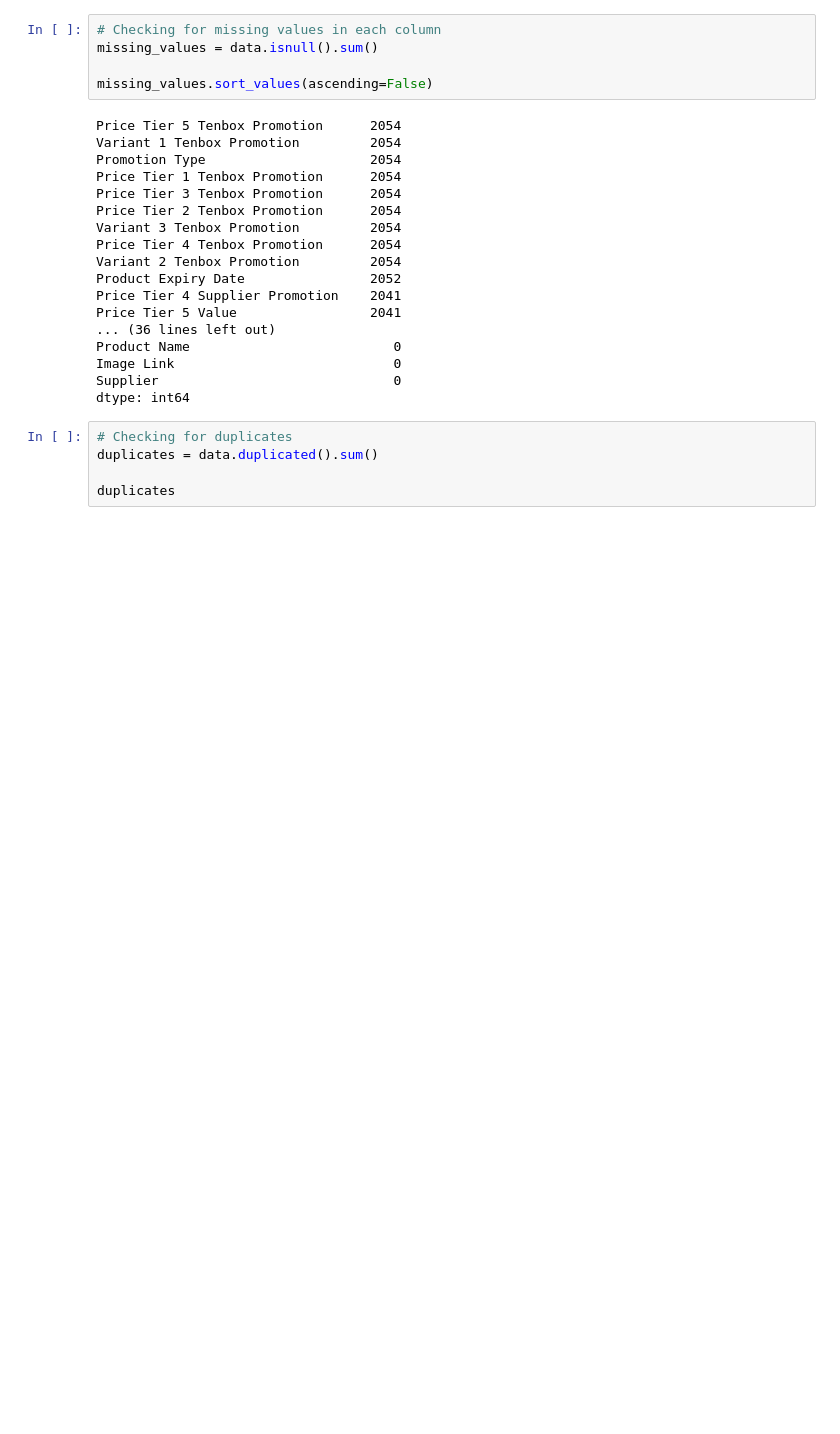
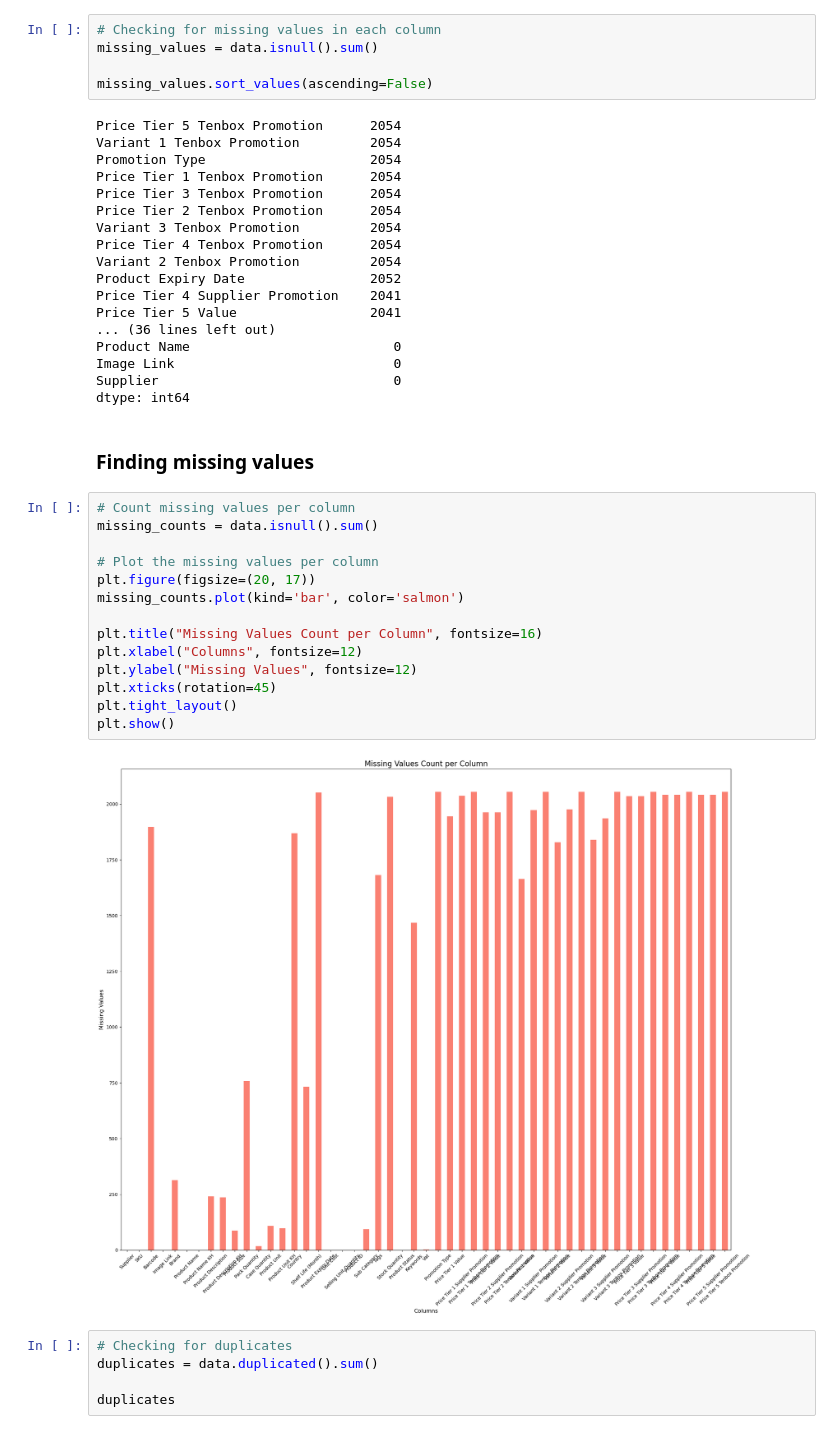
Before and after one commit to SovansunchhayKhoun/Product_Image_Classification, a Jupyter notebook: main.ipynb, the cells around one changed output. Saved outputs shown, nothing was run; the diff lists cells and outputs as text; blank space fills up the shorter version.

```diff
--- a/main.ipynb
+++ b/main.ipynb
@@ -71,6 +75,24 @@ Product Name                          0
 Image Link                            0
 Supplier                              0
 dtype: int64
+# %% [markdown]
+### Finding missing values
+# %%
+# Count missing values per column
+missing_counts = data.isnull().sum()
+
+# Plot the missing values per column
+plt.figure(figsize=(20, 17))
+missing_counts.plot(kind='bar', color='salmon')
+
+plt.title("Missing Values Count per Column", fontsize=16)
+plt.xlabel("Columns", fontsize=12)
+plt.ylabel("Missing Values", fontsize=12)
+plt.xticks(rotation=45)
+plt.tight_layout()
+plt.show()
+# %% [output]
+[figure, added]
 # %%
 # Checking for duplicates
 duplicates = data.duplicated().sum()
```
Also changed, not shown: parts of 14 cells of this notebook, 2 other files.
